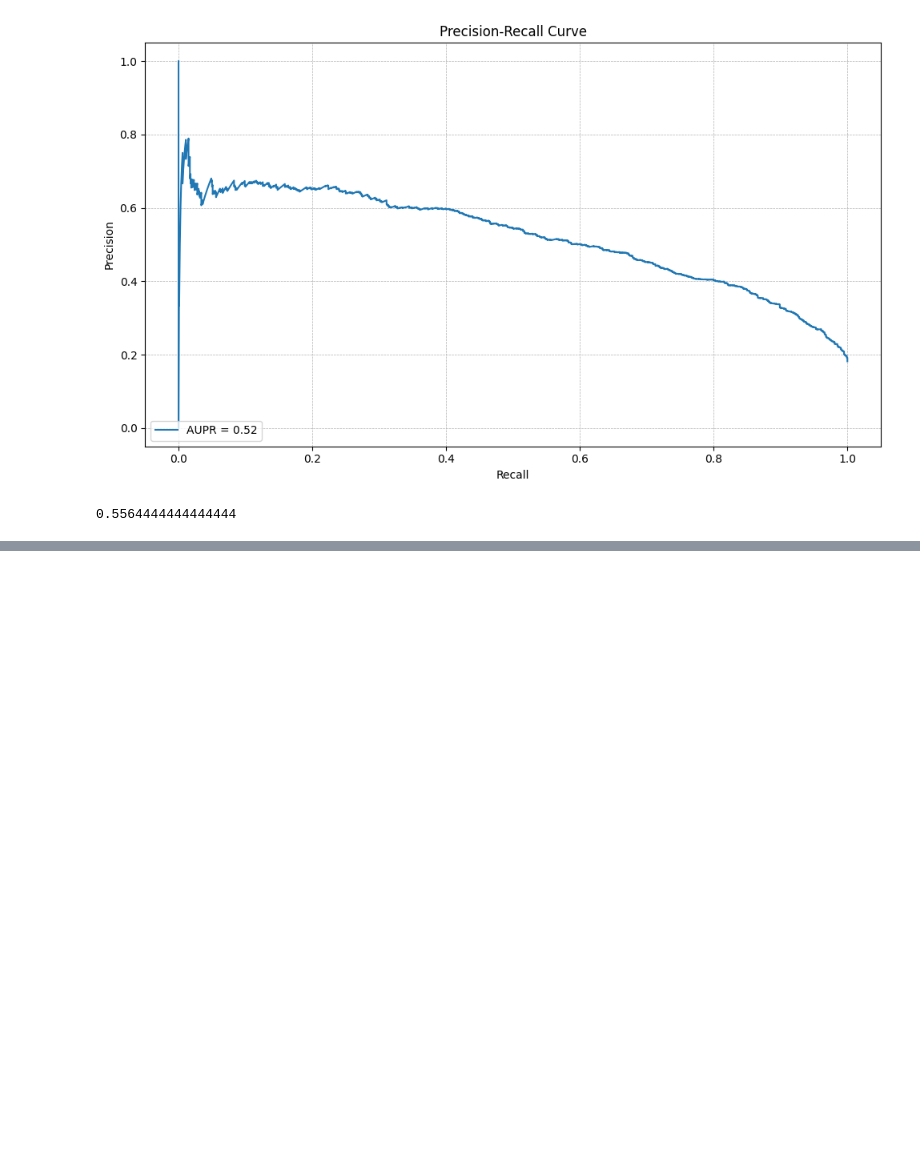
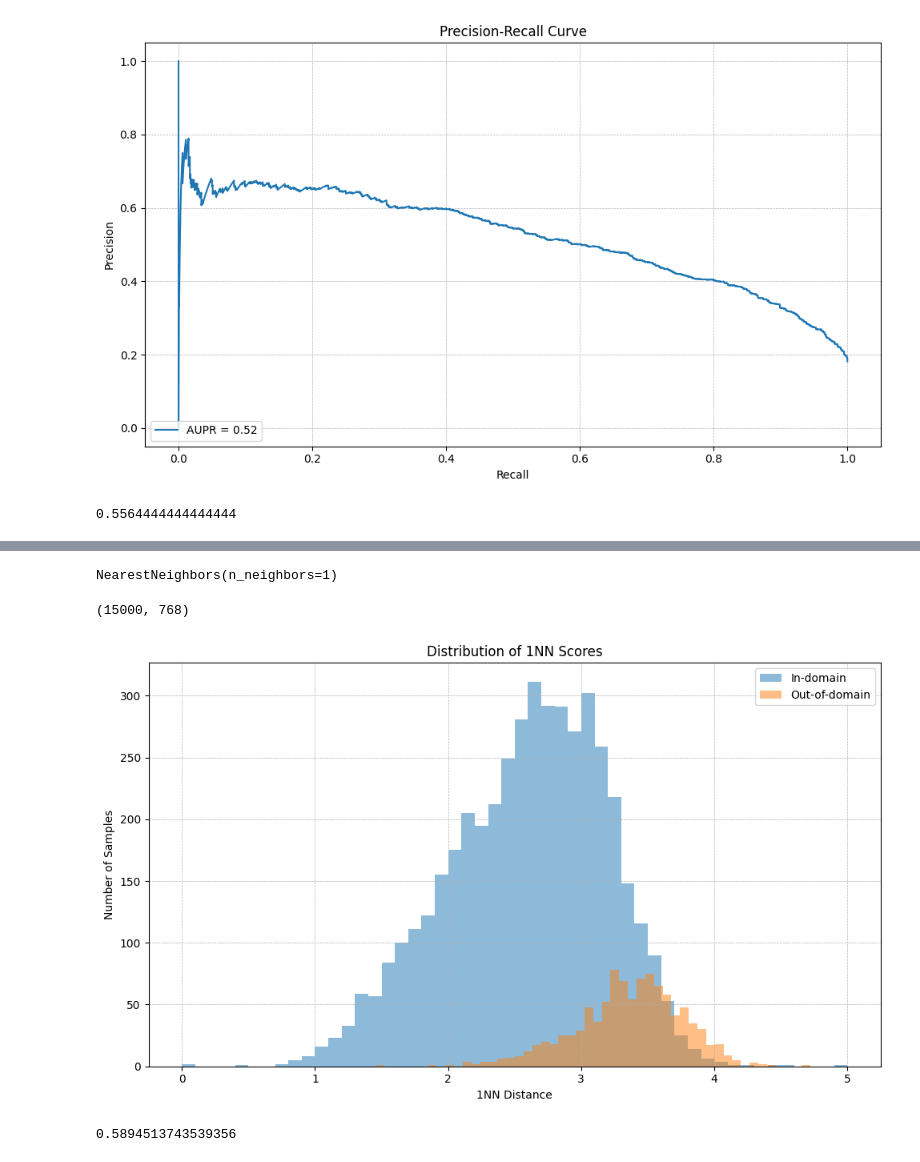
Before and after one commit to SlangLab-NU/autoencoder-oos, a Jupyter notebook: ood.ipynb, the cells around one changed output, grey strips where cells are left out. Cells and saved outputs as stored; diff of their text form; code cells hidden in the pictures; blank space fills up the shorter version.

```diff
--- a/ood.ipynb
+++ b/ood.ipynb
@@ -167,0 +204,17 @@ fpr_95
+# %%
+from sklearn.neighbors import NearestNeighbors
+
+# Initialize and fit the Nearest Neighbors model (with k=1)
+knn = NearestNeighbors(n_neighbors=1)
+knn.fit(train_embeddings)
+# %% [output]
+NearestNeighbors(n_neighbors=1)
+# %%
+train_embeddings.shape
+# %% [output]
+(15000, 768)
+# %%
+# Compute the distances to the nearest neighbors for the in-domain test set
+distances_in, _ = knn.kneighbors(test_embeddings)
+# Compute the distances to the nearest neighbors for the OOD test set
+distances_out, _ = knn.kneighbors(oos_test_embeddings)
@@ -167,0 +226,20 @@ fpr_95
+# %%
+# Set up the figure and axes
+plt.figure(figsize=(10, 6))
+
+# Plot the histograms
+plt.hist(distances_in, bins=50, alpha=0.5, label='In-domain')
+plt.hist(distances_out, bins=50, alpha=0.5, label='Out-of-domain')
+
+# Add legend, title, and labels
+plt.legend(loc='upper right')
+plt.title('Distribution of 1NN Scores')
+plt.xlabel('1NN Distance')
+plt.ylabel('Number of Samples')
+plt.grid(True, which='both', linestyle='--', linewidth=0.5)
+plt.tight_layout()
+
+# Show the plot
+plt.show()
+# %% [output]
+[figure, added]
@@ -167,0 +250,5 @@ fpr_95
+# %%
+aupr_knn = average_precision_score(y_true_knn, y_scores_knn)
+aupr_knn
+# %% [output]
+0.5894513743539356
```
Also changed, not shown: parts of 32 cells of this notebook.
